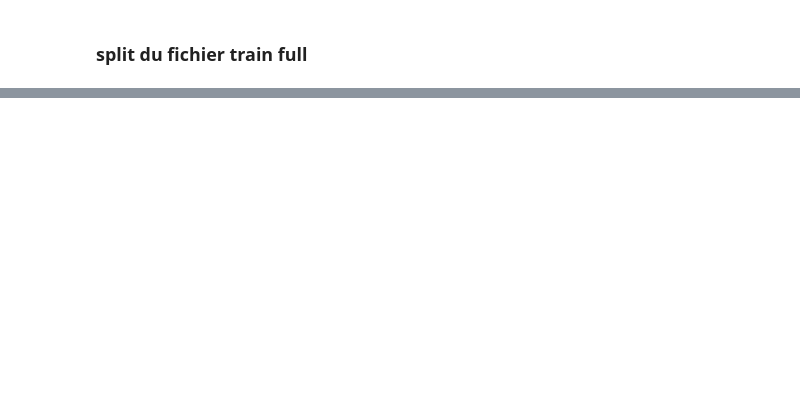
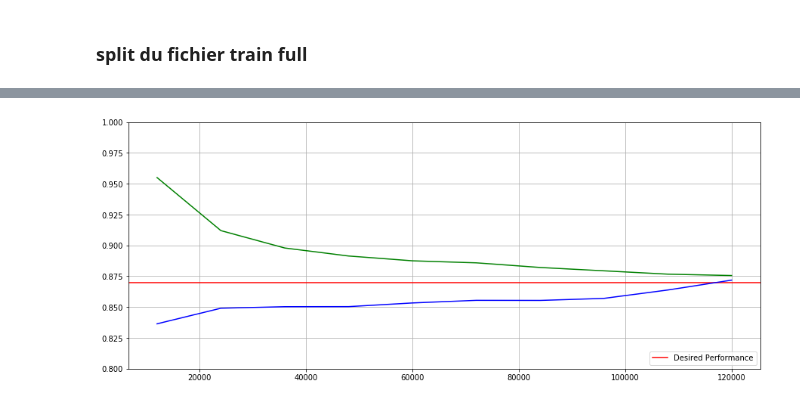
Before and after one commit to Simplon-IA-Bdx-1/house-prices-damien-laurent, a Jupyter notebook: Auc_split.ipynb, the cells around one changed output, grey strips where cells are left out. Cells and saved outputs as stored; diff of their text form; code cells hidden in the pictures; blank space fills up the shorter version.

```diff
--- a/Auc_split.ipynb
+++ b/Auc_split.ipynb
@@ -101,0 +422,5 @@ auc_deepnet
+# %%
+# model ensemble sur validation (bleu) vs sur split (vert)
+graph(train_size, auc_ens_val, auc_ens_spl)
+# %% [output]
+[figure, added]
```
Also changed, not shown: parts of 42 cells of this notebook, 42 other files.
